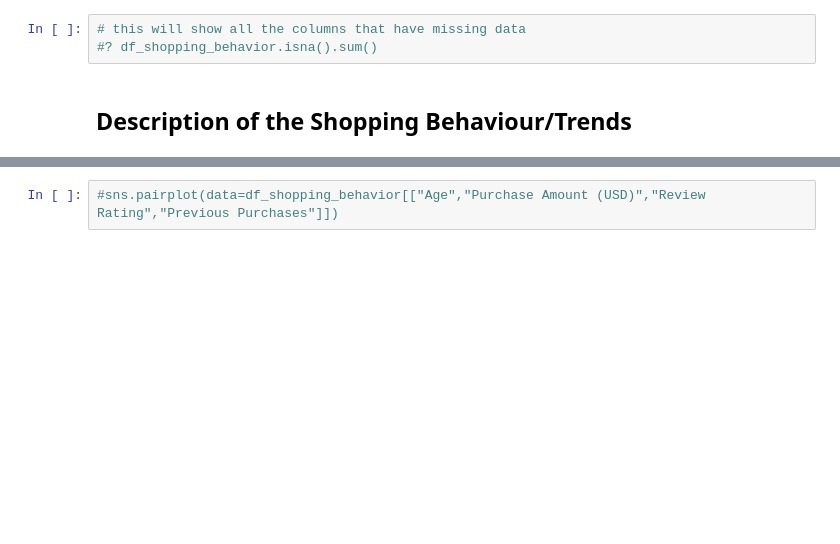
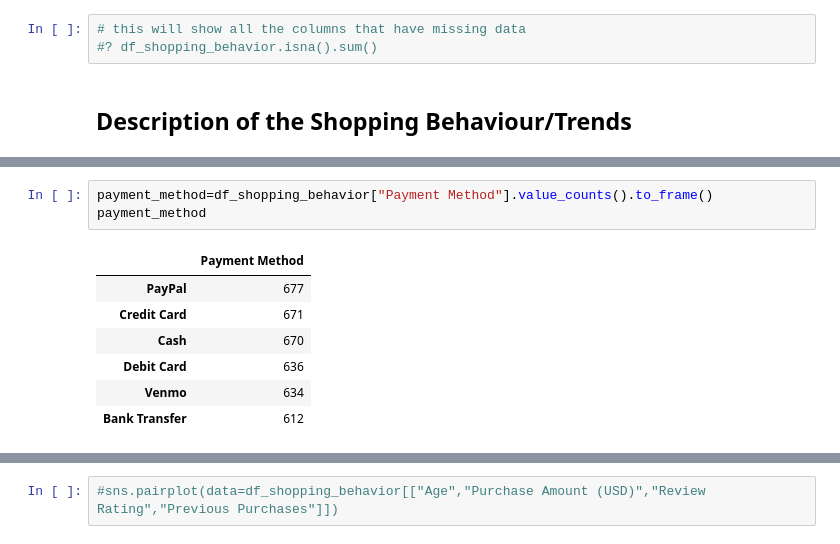
Before and after one commit to waseemofficial/IBM_Data_Analyst, a Jupyter notebook: datawrangling.ipynb, the cells around one changed output, grey strips where cells are left out. Cells and saved outputs as stored; diff of their text form; blank space fills up the shorter version.

```diff
--- a/datawrangling.ipynb
+++ b/datawrangling.ipynb
@@ -68,0 +198,11 @@ df_shopping_behavior.describe()
+# %%
+payment_method=df_shopping_behavior["Payment Method"].value_counts().to_frame()
+payment_method
+# %% [output]
+|  | Payment Method |
+| PayPal | 677 |
+| Credit Card | 671 |
+| Cash | 670 |
+| Debit Card | 636 |
+| Venmo | 634 |
+| Bank Transfer | 612 |
```
Also changed, not shown: parts of 24 cells of this notebook, 13 other files.
